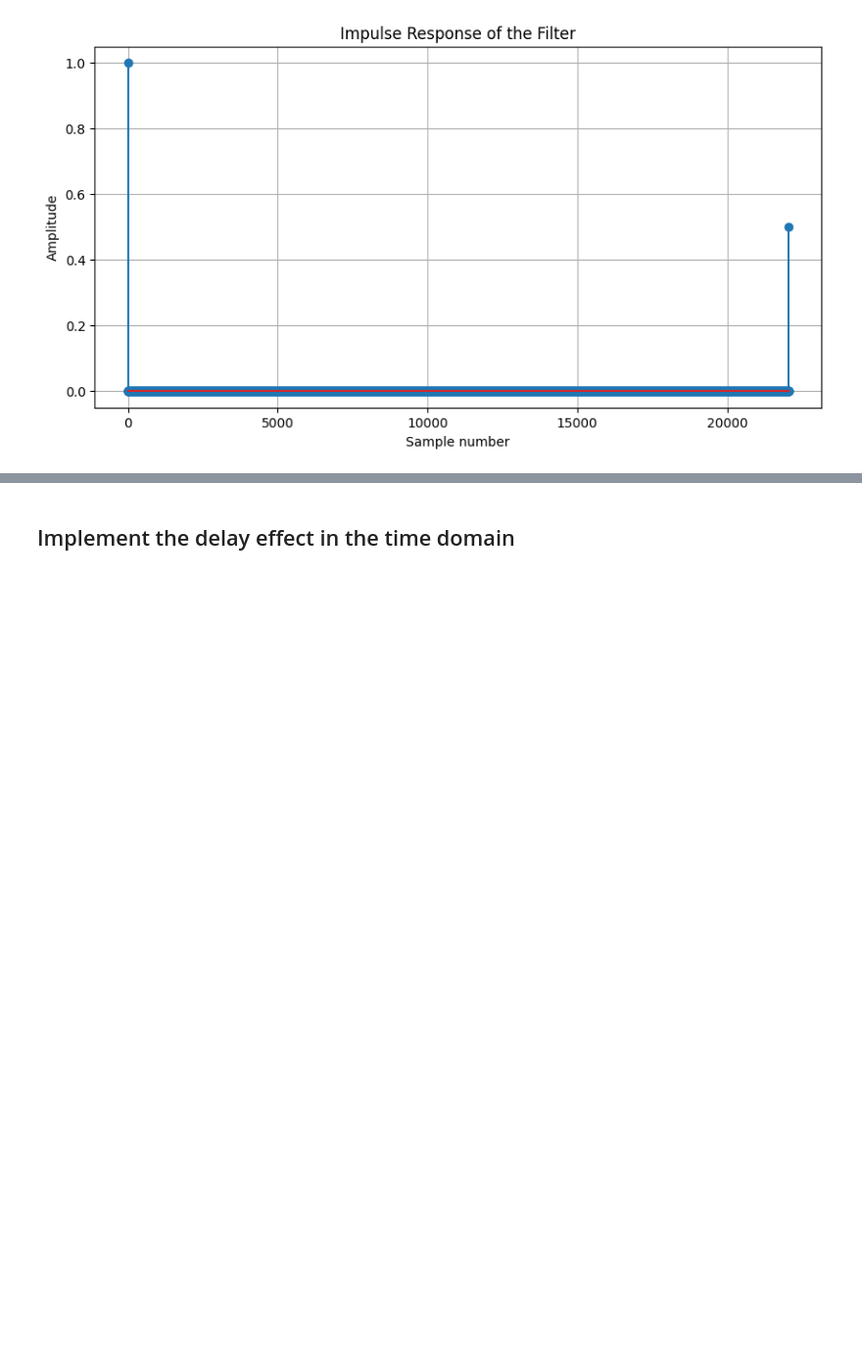
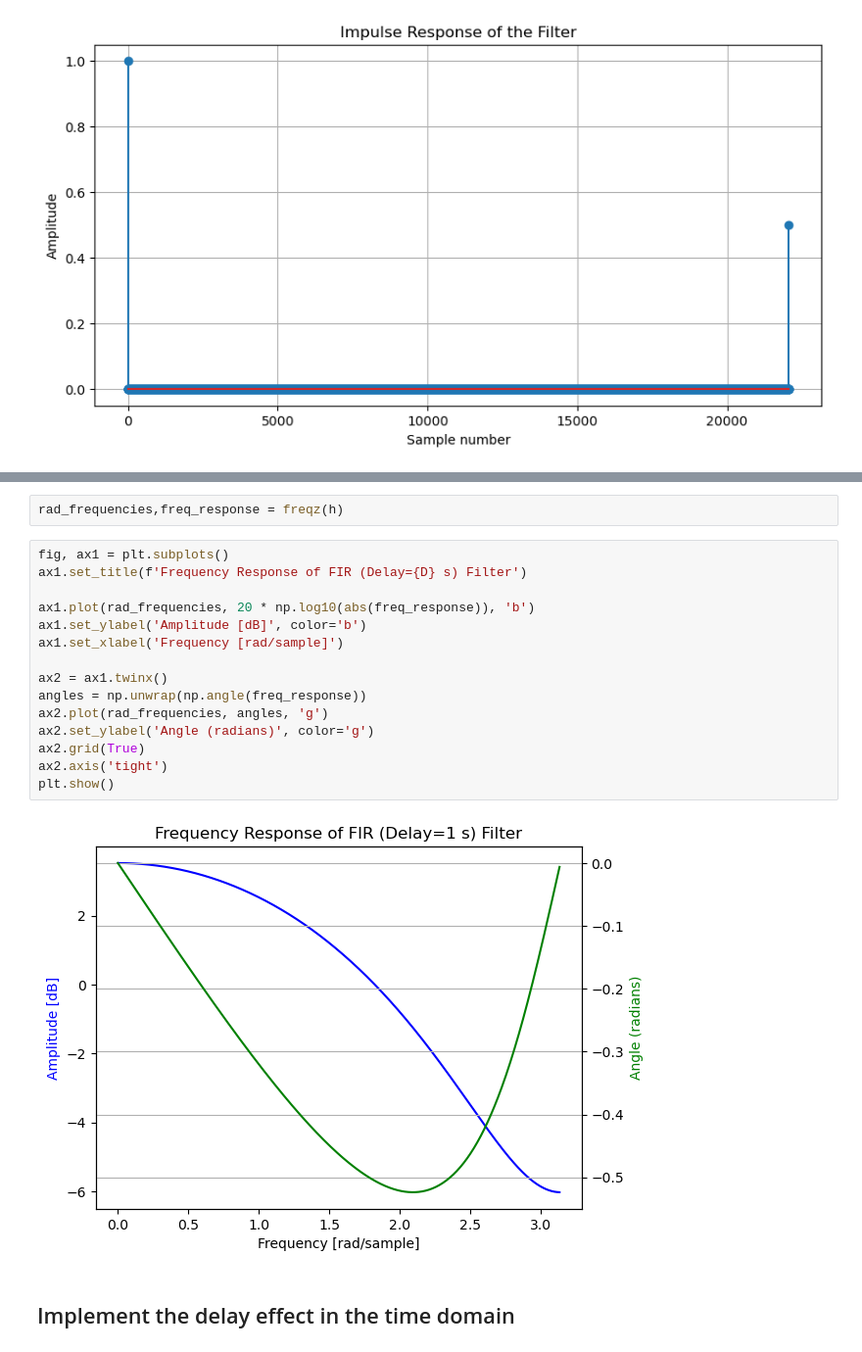
Before and after one commit to jacobo-r/Signal_Processing, a Jupyter notebook: TP2_FIR.ipynb, the cells around one changed output, grey strips where cells are left out. Shown at 98% size. Cells and saved outputs as stored; diff of their text form; blank space fills up the shorter version.

```diff
--- a/TP2_FIR.ipynb
+++ b/TP2_FIR.ipynb
@@ -121,2 +118,21 @@ plt.show()
+# %%
+rad_frequencies,freq_response = freqz(h)
+# %%
+fig, ax1 = plt.subplots()
+ax1.set_title(f'Frequency Response of FIR (Delay={D} s) Filter')
+
+ax1.plot(rad_frequencies, 20 * np.log10(abs(freq_response)), 'b')
+ax1.set_ylabel('Amplitude [dB]', color='b')
+ax1.set_xlabel('Frequency [rad/sample]')
+
+ax2 = ax1.twinx()
+angles = np.unwrap(np.angle(freq_response))
+ax2.plot(rad_frequencies, angles, 'g')
+ax2.set_ylabel('Angle (radians)', color='g')
+ax2.grid(True)
+ax2.axis('tight')
+plt.show()
+# %% [output]
+[figure, added]
 # %% [markdown]
 ## Implement the delay effect in the time domain
```
Also changed, not shown: parts of 17 cells of this notebook, 5 other files.
